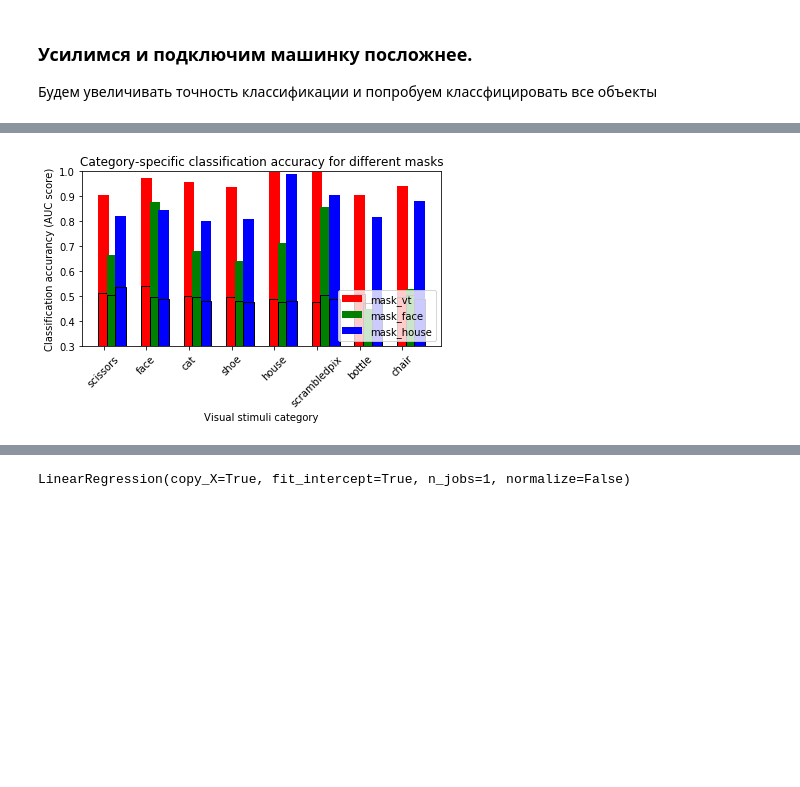
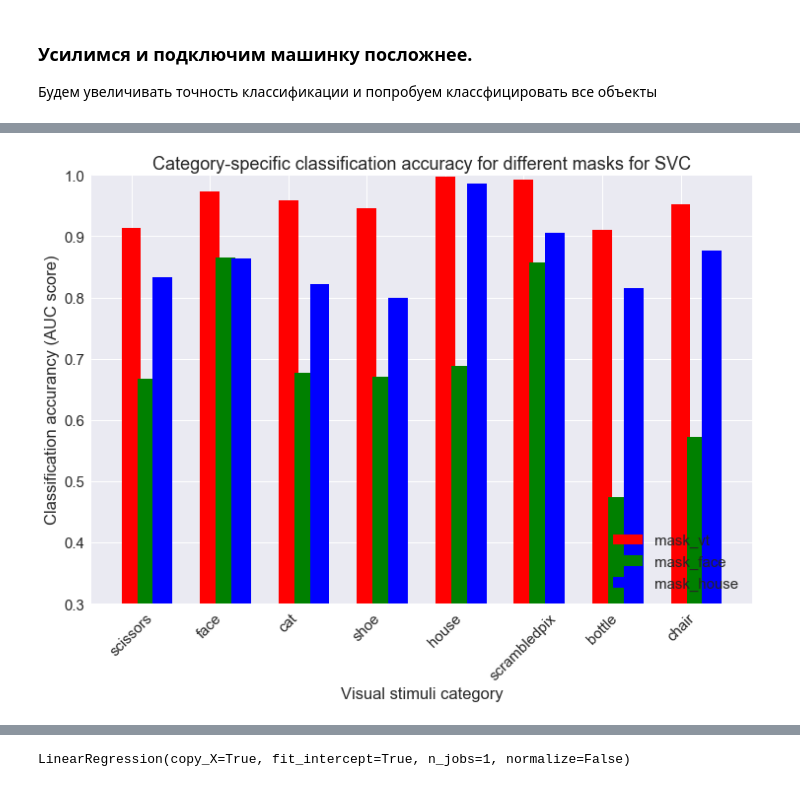
Before and after one commit to SchattenGenie/stats-ml, a Jupyter notebook: regression/Seminar 7 - LinearRegression.ipynb, the cells around one changed output, grey strips where cells are left out. Saved outputs shown, nothing was run; the diff lists cells and outputs as text; code cells hidden in the pictures; blank space fills up the shorter version.

```diff
--- a/regression/Seminar 7 - LinearRegression.ipynb
+++ b/regression/Seminar 7 - LinearRegression.ipynb
@@ -252,9 +276,9 @@ axs[1].plot(x, np.dot(V.T, R_pinv_wave_xi), linewidth=2)
 # %%
-c = 5. # c = 0.1
+c = 4.68
 R_wave_reg = np.dot(
         np.linalg.inv(np.dot(A_wave.T, A_wave) + c * np.eye(N)),
         A_wave.T
-    )
+    ) # <YORE CODE>
 R_wave_xi_reg = np.dot(R_wave_reg, xi_wave)
 # %%
 plt.figure(figsize=(12, 6))
@@ -532,3 +600,7 @@ categories = stimuli[task_mask].unique()
 # extract tags indicating to which acquisition run a tag belongs
 session_labels = labels["chunks"][task_mask]
+# %%
+svc = SVC(C=1., kernel="linear")
+lr = LogisticRegression()
+dummy = DummyClassifier()
 # %%
@@ -604,30 +651,23 @@ Scores: 0.88 +- 0.09
 # %%
-plt.figure()
+plt.figure(figsize=(12, 8))
 
 tick_position = np.arange(len(categories))
 plt.xticks(tick_position, categories, rotation=45)
 
 for color, mask_name in zip('rgb', mask_names):
-    score_means = [mask_scores[mask_name][category].mean()
+    score_means = [svc_scores[mask_name][category].mean()
                    for category in categories]
     plt.bar(tick_position, score_means, label=mask_name,
             width=.25, color=color)
-
-    score_chance = [mask_chance_scores[mask_name][category].mean()
-                    for category in categories]
-    plt.bar(tick_position, score_chance,
-            width=.25, edgecolor='k', facecolor='none')
 
     tick_position = tick_position + .2
 
 plt.ylabel('Classification accurancy (AUC score)')
 plt.xlabel('Visual stimuli category')
 plt.ylim(0.3, 1)
 plt.legend(loc='lower right')
-plt.title('Category-specific classification accuracy for different masks')
-plt.tight_layout()
+plt.title('Category-specific classification accuracy for different masks for SVC')
 
-
-show()
+plt.show()
 # %% [output]
-[figure, old version]
+[figure, new version]
```
Also changed, not shown: parts of 53 cells of this notebook.
